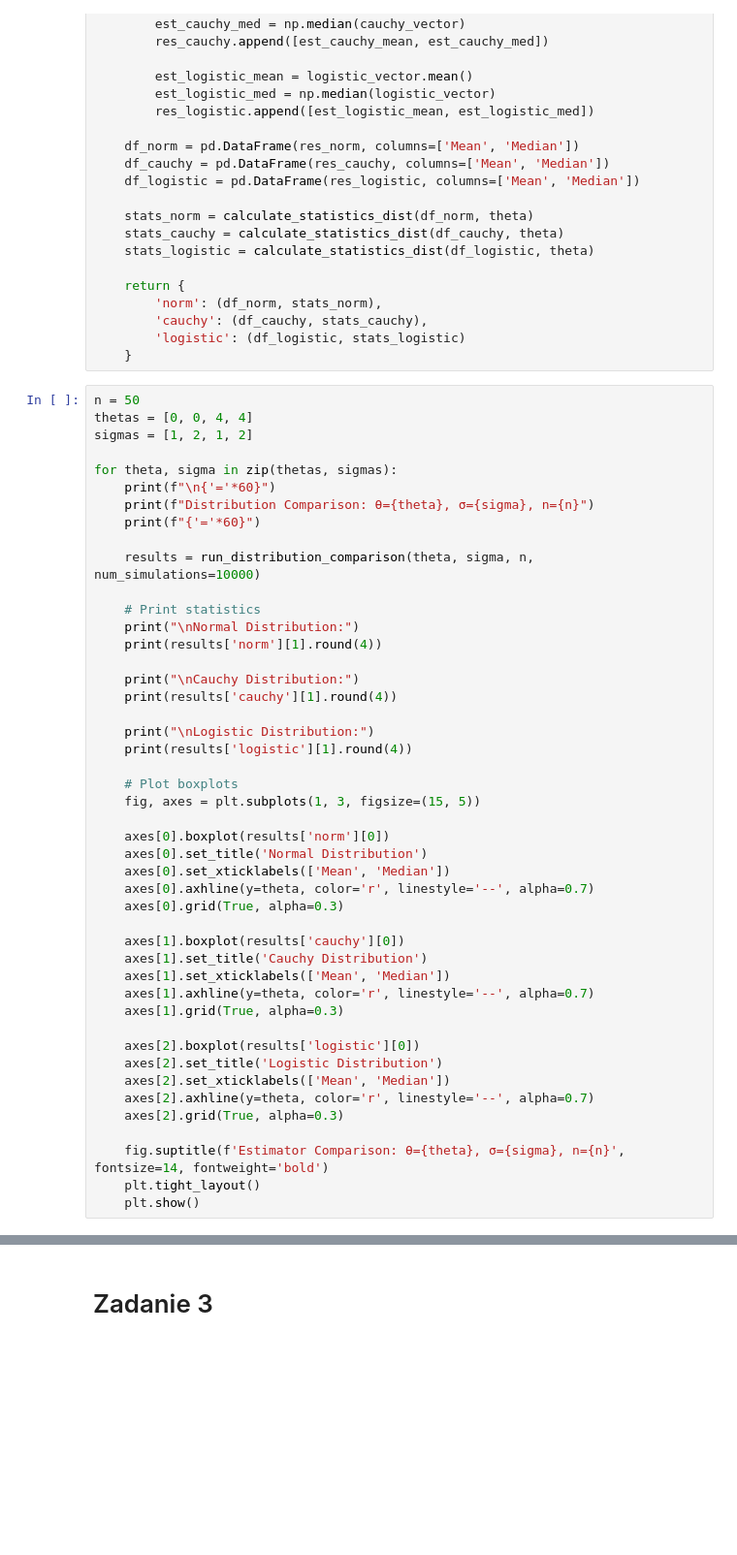
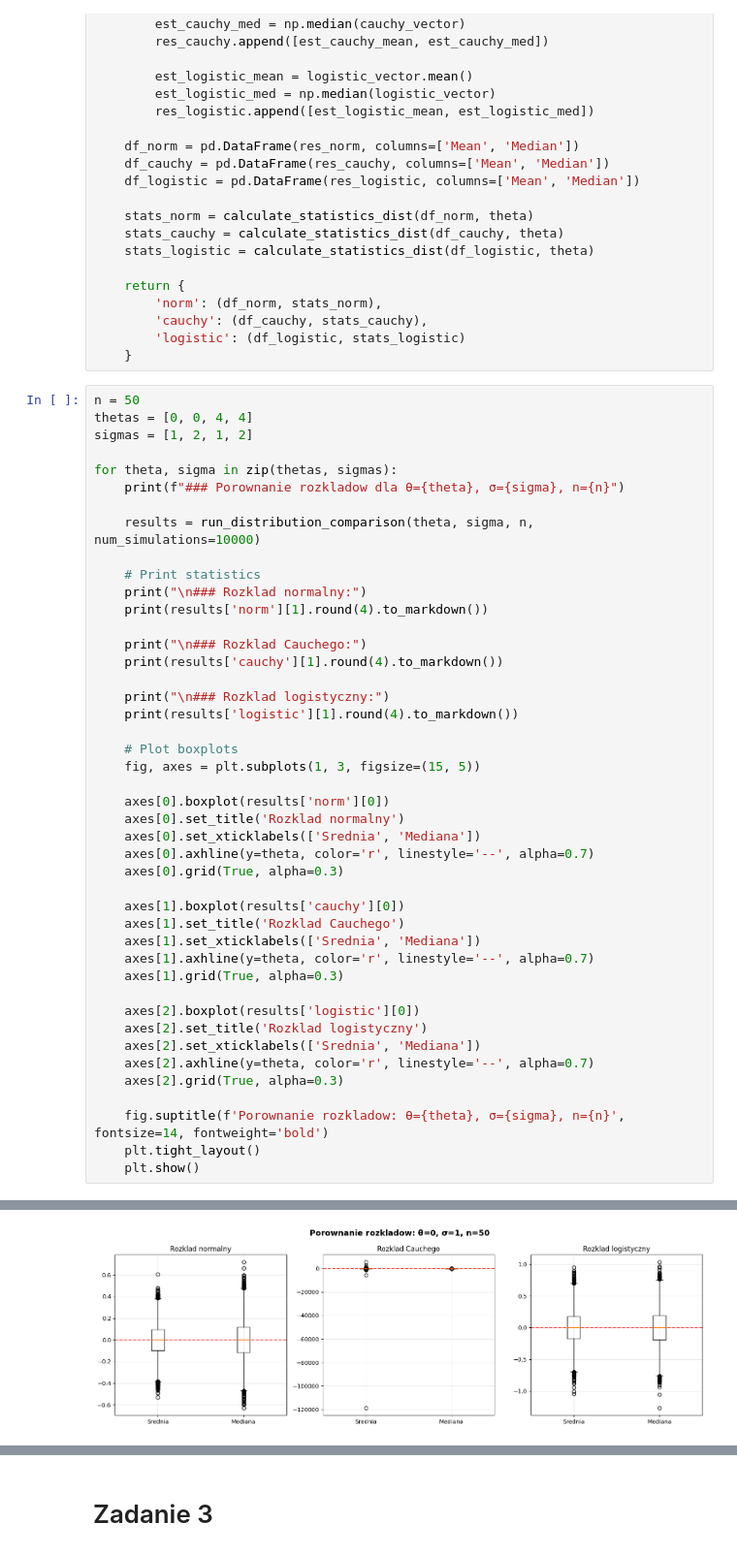
Before and after one commit to rektyyy/Artificial-Intelligence, a Jupyter notebook: Statystyka/exercises/Pracownia_1.ipynb, the cells around one changed output, grey strips where cells are left out. Shown at 97% size. Drawn from its saved outputs; the diff is of its cells as text; blank space fills up the shorter version.

```diff
--- a/Statystyka/exercises/Pracownia_1.ipynb
+++ b/Statystyka/exercises/Pracownia_1.ipynb
@@ -346,43 +295,42 @@ thetas = [0, 0, 4, 4]
 sigmas = [1, 2, 1, 2]
 
 for theta, sigma in zip(thetas, sigmas):
-    print(f"\n{'='*60}")
-    print(f"Distribution Comparison: θ={theta}, σ={sigma}, n={n}")
-    print(f"{'='*60}")
+    print(f"### Porownanie rozkladow dla θ={theta}, σ={sigma}, n={n}")
 
     results = run_distribution_comparison(theta, sigma, n, num_simulations=10000)
 
     # Print statistics
-    print("\nNormal Distribution:")
-    print(results['norm'][1].round(4))
+    print("\n### Rozklad normalny:")
+    print(results['norm'][1].round(4).to_markdown())
 
-    print("\nCauchy Distribution:")
-    print(results['cauchy'][1].round(4))
+    print("\n### Rozklad Cauchego:")
+    print(results['cauchy'][1].round(4).to_markdown())
 
-    print("\nLogistic Distribution:")
-    print(results['logistic'][1].round(4))
+    print("\n### Rozklad logistyczny:")
+    print(results['logistic'][1].round(4).to_markdown())
 
     # Plot boxplots
     fig, axes = plt.subplots(1, 3, figsize=(15, 5))
 
     axes[0].boxplot(results['norm'][0])
-    axes[0].set_title('Normal Distribution')
-    axes[0].set_xticklabels(['Mean', 'Median'])
+    axes[0].set_title('Rozklad normalny')
+    axes[0].set_xticklabels(['Srednia', 'Mediana'])
     axes[0].axhline(y=theta, color='r', linestyle='--', alpha=0.7)
     axes[0].grid(True, alpha=0.3)
 
     axes[1].boxplot(results['cauchy'][0])
-    axes[1].set_title('Cauchy Distribution')
-    axes[1].set_xticklabels(['Mean', 'Median'])
+    axes[1].set_title('Rozklad Cauchego')
+    axes[1].set_xticklabels(['Srednia', 'Mediana'])
     axes[1].axhline(y=theta, color='r', linestyle='--', alpha=0.7)
     axes[1].grid(True, alpha=0.3)
 
     axes[2].boxplot(results['logistic'][0])
-    axes[2].set_title('Logistic Distribution')
-    axes[2].set_xticklabels(['Mean', 'Median'])
+    axes[2].set_title('Rozklad logistyczny')
+    axes[2].set_xticklabels(['Srednia', 'Mediana'])
     axes[2].axhline(y=theta, color='r', linestyle='--', alpha=0.7)
     axes[2].grid(True, alpha=0.3)
 
-    fig.suptitle(f'Estimator Comparison: θ={theta}, σ={sigma}, n={n}', fontsize=14, fontweight='bold')
+    fig.suptitle(f'Porownanie rozkladow: θ={theta}, σ={sigma}, n={n}', fontsize=14, fontweight='bold')
     plt.tight_layout()
     plt.show()
+# %% [output]
@@ -388,0 +353 @@ for theta, sigma in zip(thetas, sigmas):
+[figure, added]
```
Also changed, not shown: parts of 11 cells of this notebook.
